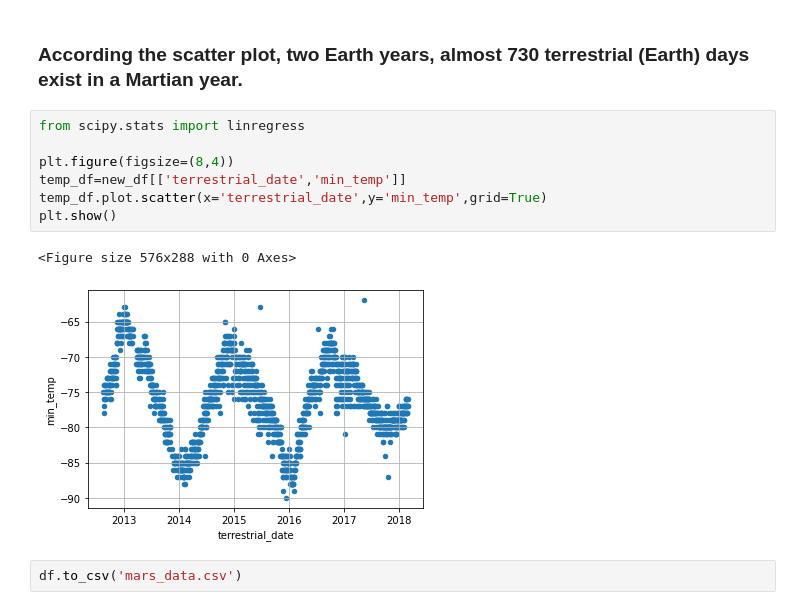
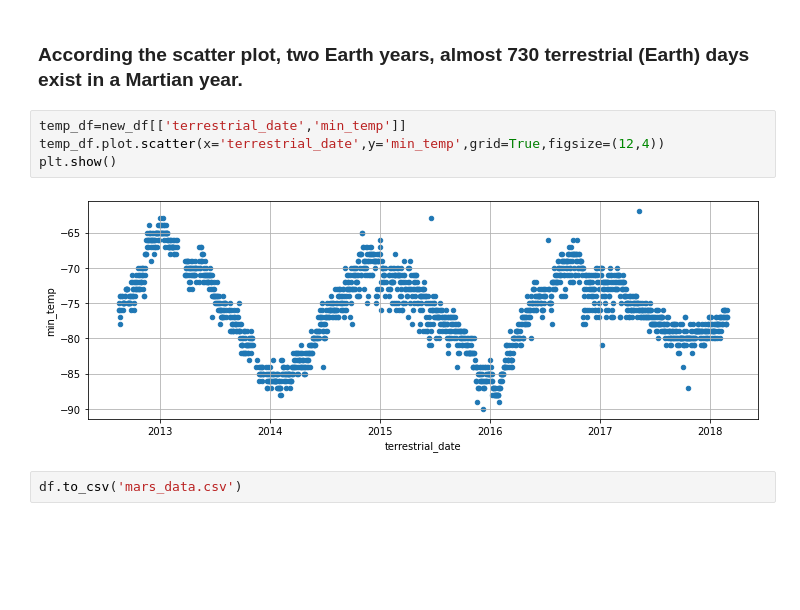
Before and after one commit to Shaunisme/web-scraping-challenge, a Jupyter notebook: mars_data_challenge_part_2.ipynb, the cells around one changed output. Cells and saved outputs as stored; diff of their text form; blank space fills up the shorter version.

```diff
--- a/mars_data_challenge_part_2.ipynb
+++ b/mars_data_challenge_part_2.ipynb
@@ -150,14 +150,10 @@ plt.show()
 # %% [markdown]
 ### According the scatter plot, two Earth years, almost 730 terrestrial (Earth) days exist in a Martian year.
 # %%
-from scipy.stats import linregress
-
-plt.figure(figsize=(8,4))
 temp_df=new_df[['terrestrial_date','min_temp']]
-temp_df.plot.scatter(x='terrestrial_date',y='min_temp',grid=True)
+temp_df.plot.scatter(x='terrestrial_date',y='min_temp',grid=True,figsize=(12,4))
 plt.show()
 # %% [output]
-<Figure size 576x288 with 0 Axes>
-[figure, old version]
+[figure, new version]
 # %%
 df.to_csv('mars_data.csv')
```
